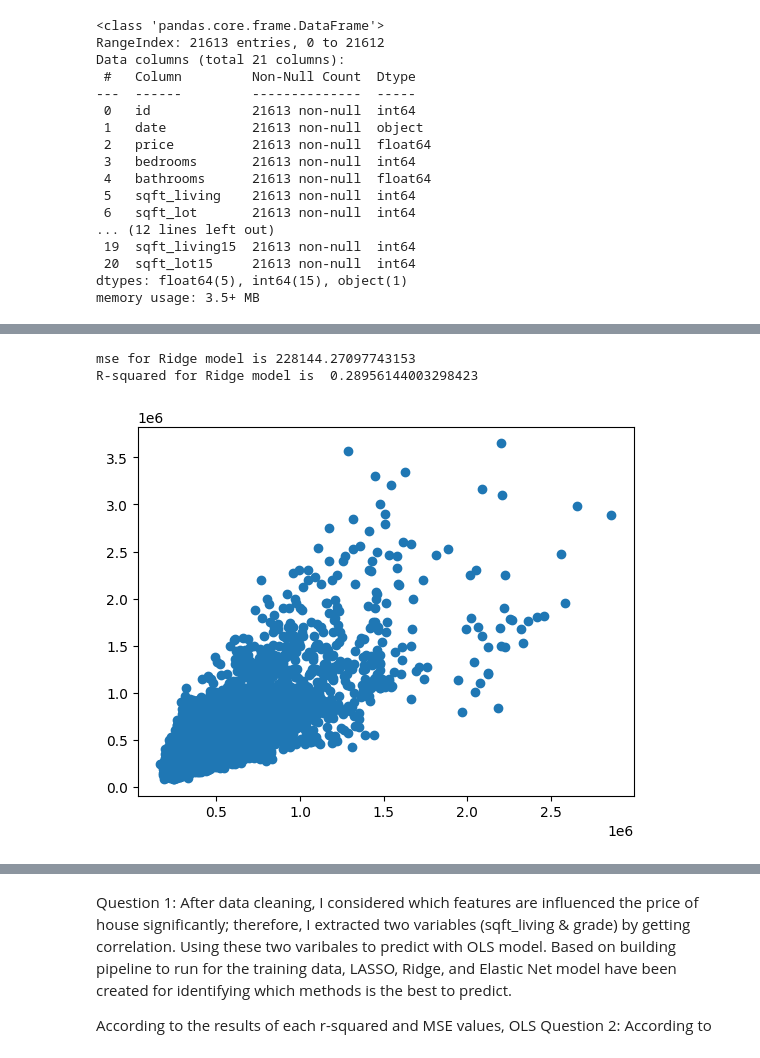
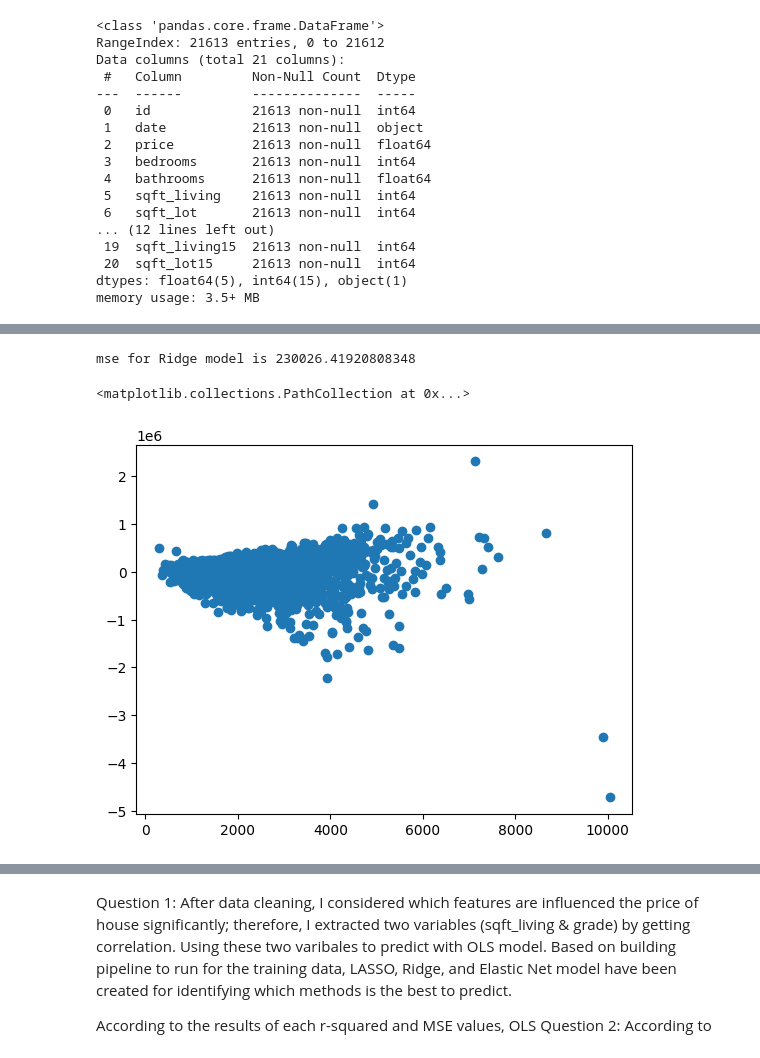
Before and after one commit to HaoyuHunterFang/schulich_data_science, a Jupyter notebook: Assignment3_Haoyu_Fang.ipynb, the cells around one changed output, grey strips where cells are left out. Cells and saved outputs as stored; diff of their text form; code cells hidden in the pictures.

```diff
--- a/Assignment3_Haoyu_Fang.ipynb
+++ b/Assignment3_Haoyu_Fang.ipynb
@@ -321,12 +244,5 @@ Pipeline(steps=[('preprocessor',
 pred_ridge = ridge_regression.predict(X_test)
 # %%
 print('mse for Ridge model is', np.sqrt(mean_squared_error(pred_ridge,y_test)))
-print('R-squared for Ridge model is ', r2_score(pred_ridge, y_test))
 # %% [output]
-mse for Ridge model is 228144.27097743153
-R-squared for Ridge model is  0.28956144003298423
+mse for Ridge model is 230026.41920808348
-# %%
-plt.scatter(pred_ridge, y_test)
-plt.show()
-# %% [output]
-[figure, removed]
@@ -334,0 +253,5 @@ res_Ridge = y_test - pred_ridge
+# %%
+plt.scatter(X_test['sqft_living'],ridge_pred['res'])
+# %% [output]
+<matplotlib.collections.PathCollection at 0x...>
+[figure, added]
```
Also changed, not shown: parts of 46 cells of this notebook.
